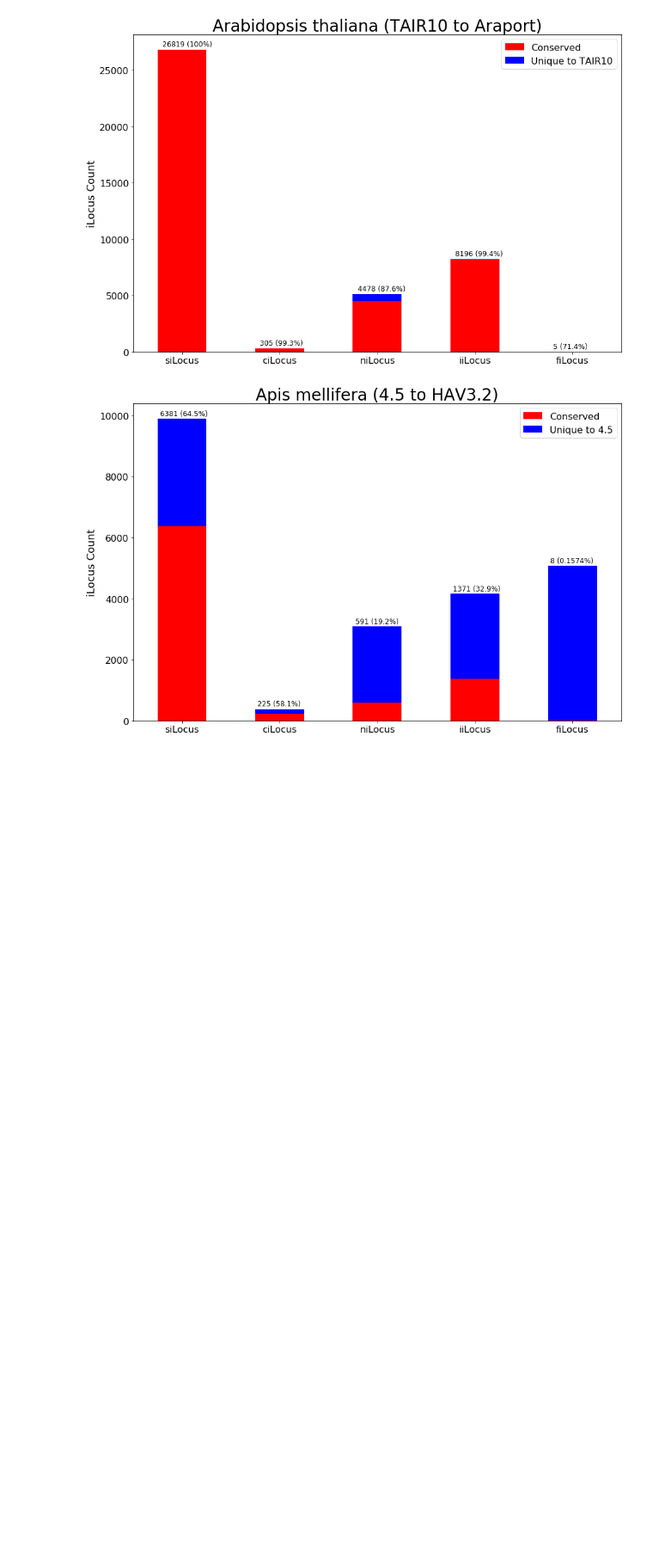
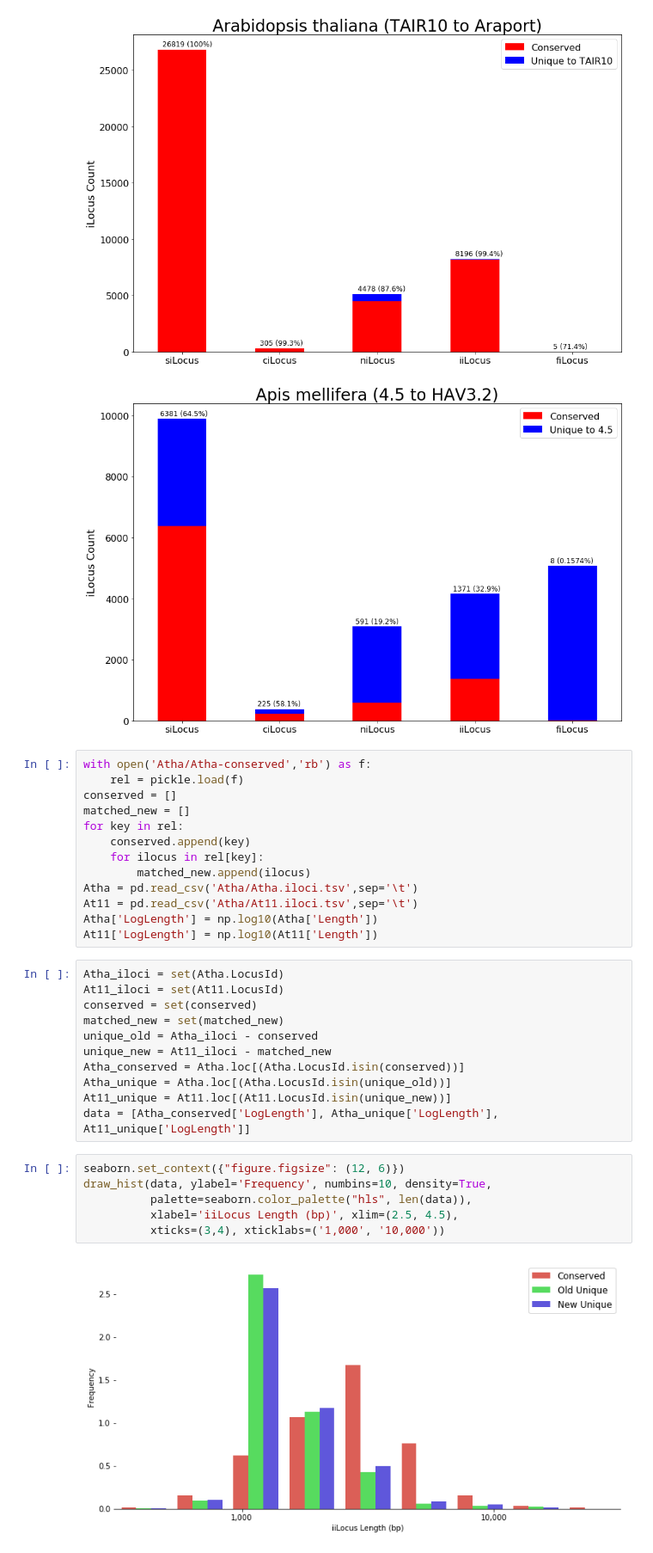
Before and after one commit to BrendelGroup/IntervalLoci, a Jupyter notebook: compare/comparison_plots.ipynb, the cells around one changed output. Shown: that part at 86% size. Cells and saved outputs as stored; diff of their text form; blank space fills up the shorter version.

Commit message:
Added new plots

```diff
--- a/compare/comparison_plots.ipynb
+++ b/compare/comparison_plots.ipynb
@@ -66,3 +104,35 @@ for i in range(5):
 # %% [output]
 [figure]
 [figure]
+# %%
+with open('Atha/Atha-conserved','rb') as f:
+    rel = pickle.load(f)
+conserved = []
+matched_new = []
+for key in rel:
+    conserved.append(key)
+    for ilocus in rel[key]:
+        matched_new.append(ilocus)
+Atha = pd.read_csv('Atha/Atha.iloci.tsv',sep='\t')
+At11 = pd.read_csv('Atha/At11.iloci.tsv',sep='\t')
+Atha['LogLength'] = np.log10(Atha['Length'])
+At11['LogLength'] = np.log10(At11['Length'])
+# %%
+Atha_iloci = set(Atha.LocusId)
+At11_iloci = set(At11.LocusId)
+conserved = set(conserved)
+matched_new = set(matched_new)
+unique_old = Atha_iloci - conserved
+unique_new = At11_iloci - matched_new
+Atha_conserved = Atha.loc[(Atha.LocusId.isin(conserved))]
+Atha_unique = Atha.loc[(Atha.LocusId.isin(unique_old))]
+At11_unique = At11.loc[(At11.LocusId.isin(unique_new))]
+data = [Atha_conserved['LogLength'], Atha_unique['LogLength'], At11_unique['LogLength']]
+# %%
+seaborn.set_context({"figure.figsize": (12, 6)})
+draw_hist(data, ylabel='Frequency', numbins=10, density=True,
+          palette=seaborn.color_palette("hls", len(data)),
+          xlabel='iiLocus Length (bp)', xlim=(2.5, 4.5),
+          xticks=(3,4), xticklabs=('1,000', '10,000'))
+# %% [output]
+[figure, added]
```
Also changed, not shown: parts of 5 cells of this notebook, 6 other files.
